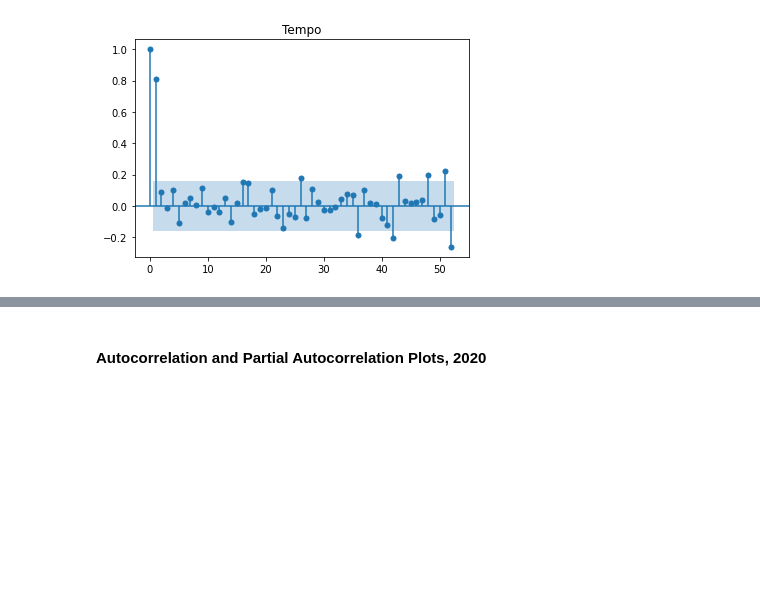
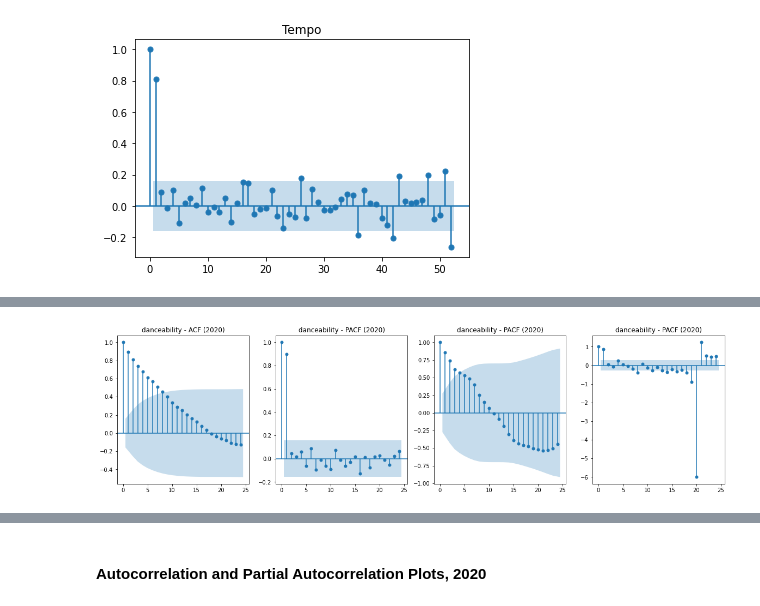
Before and after one commit to EmFib/music_for_the_future, a Jupyter notebook: code/time_series_eda.ipynb, the cells around one changed output, grey strips where cells are left out. Cells and saved outputs as stored; diff of their text form; code cells hidden in the pictures; blank space fills up the shorter version.

```diff
--- a/code/time_series_eda.ipynb
+++ b/code/time_series_eda.ipynb
@@ -242,0 +253,8 @@ for feature in audio_features:
+# %%
+fig,ax = plt.subplots(1, 4, figsize=(20,5))
+plot_acf(rw_italy_17_19['danceability'].dropna(), lags=24, title='danceability - ACF (2020)', ax=ax[0])
+plot_pacf(rw_italy_17_19['danceability'].dropna(), lags=24, title='danceability - PACF (2020)', ax=ax[1])
+plot_acf(rw_italy_20['danceability'].dropna(), lags=24, title='danceability - PACF (2020)', ax=ax[2])
+plot_pacf(rw_italy_20['danceability'].dropna(), lags=24, title='danceability - PACF (2020)', ax=ax[3]) ;
+# %% [output]
+[figure, added]
```
Also changed, not shown: parts of 17 cells of this notebook.
